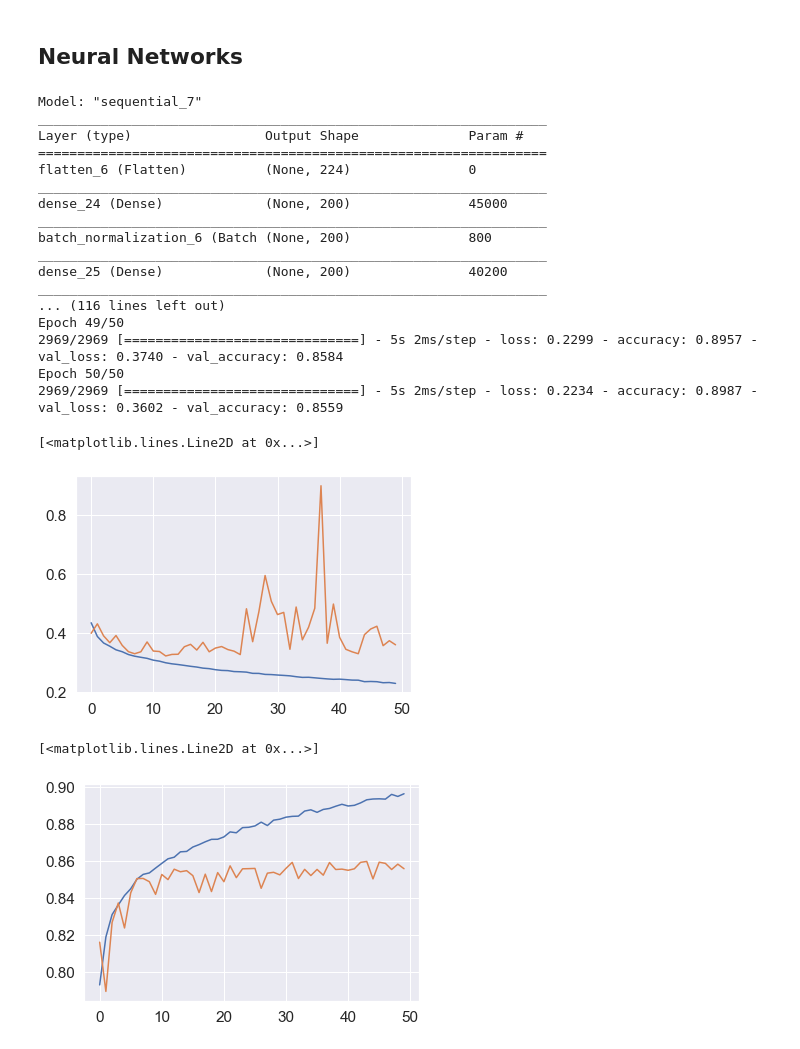
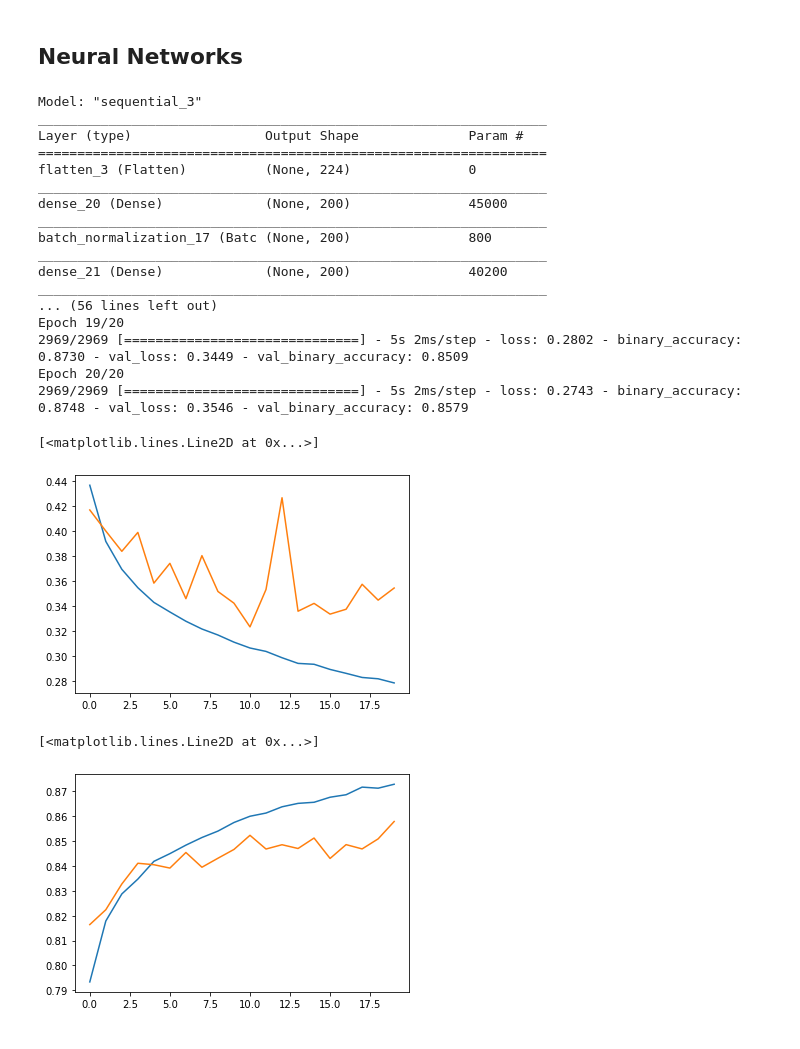
Before and after one commit to lucatesta-code/Hotel_Booking_Demand_ML, a Jupyter notebook: Project.ipynb, the cells around one changed output. Saved outputs shown, nothing was run; the diff lists cells and outputs as text; code cells hidden in the pictures.

```diff
--- a/Project.ipynb
+++ b/Project.ipynb
@@ -993,44 +995,44 @@ model.add(Dense(100, activation = 'relu'))
 model.add(BatchNormalization())
 model.add(Dense(100, activation = 'relu'))
 model.add(BatchNormalization())
-model.add(Dense(50, activation = 'relu'))
+model.add(Dense(100, activation = 'relu'))
 model.add(BatchNormalization())
 model.add(Dense(1, activation = 'sigmoid'))
 model.summary()
 # Compile model
 #opt = keras.optimizer.SGD(lr=0.01, momentum=0.9)
-model.compile(loss = 'binary_crossentropy', optimizer = "adam", metrics = ['accuracy'])
-history = model.fit(X_train, y_train, validation_data = (X_test, y_test), epochs = 50)
+model.compile(loss = 'binary_crossentropy', optimizer = "adam", metrics = ['binary_accuracy'])
+history = model.fit(X_train, y_train, validation_data = (X_test, y_test), epochs = 20)
 # %% [output]
-Model: "sequential_7"
+Model: "sequential_3"
 _________________________________________________________________
 Layer (type)                 Output Shape              Param #
 =================================================================
-flatten_6 (Flatten)          (None, 224)               0
+flatten_3 (Flatten)          (None, 224)               0
 _________________________________________________________________
-dense_24 (Dense)             (None, 200)               45000
+dense_20 (Dense)             (None, 200)               45000
 _________________________________________________________________
-batch_normalization_6 (Batch (None, 200)               800
+batch_normalization_17 (Batc (None, 200)               800
 _________________________________________________________________
-dense_25 (Dense)             (None, 200)               40200
+dense_21 (Dense)             (None, 200)               40200
 _________________________________________________________________
-... (116 lines left out)
-Epoch 49/50
-2969/2969 [==============================] - 5s 2ms/step - loss: 0.2299 - accuracy: 0.8957 - val_loss: 0.3740 - val_accuracy: 0.8584
-Epoch 50/50
-2969/2969 [==============================] - 5s 2ms/step - loss: 0.2234 - accuracy: 0.8987 - val_loss: 0.3602 - val_accuracy: 0.8559
+... (56 lines left out)
+Epoch 19/20
+2969/2969 [==============================] - 5s 2ms/step - loss: 0.2802 - binary_accuracy: 0.8730 - val_loss: 0.3449 - val_binary_accuracy: 0.8509
+Epoch 20/20
+2969/2969 [==============================] - 5s 2ms/step - loss: 0.2743 - binary_accuracy: 0.8748 - val_loss: 0.3546 - val_binary_accuracy: 0.8579
 # %%
 plt.plot(history.history['loss'])
 plt.plot(history.history['val_loss'])
 # %% [output]
 [<matplotlib.lines.Line2D at 0x...>]
-[figure, old version]
+[figure, new version]
 # %%
-plt.plot(history.history['accuracy'])
-plt.plot(history.history['val_accuracy'])
+plt.plot(history.history['binary_accuracy'])
+plt.plot(history.history['val_binary_accuracy'])
 # %% [output]
 [<matplotlib.lines.Line2D at 0x...>]
-[figure, old version]
+[figure, new version]
 # %%
 model.evaluate(X_test, y_test, verbose = 1)
 # %% [output]
```
Also changed, not shown: parts of 4 cells of this notebook, 1 other file.
